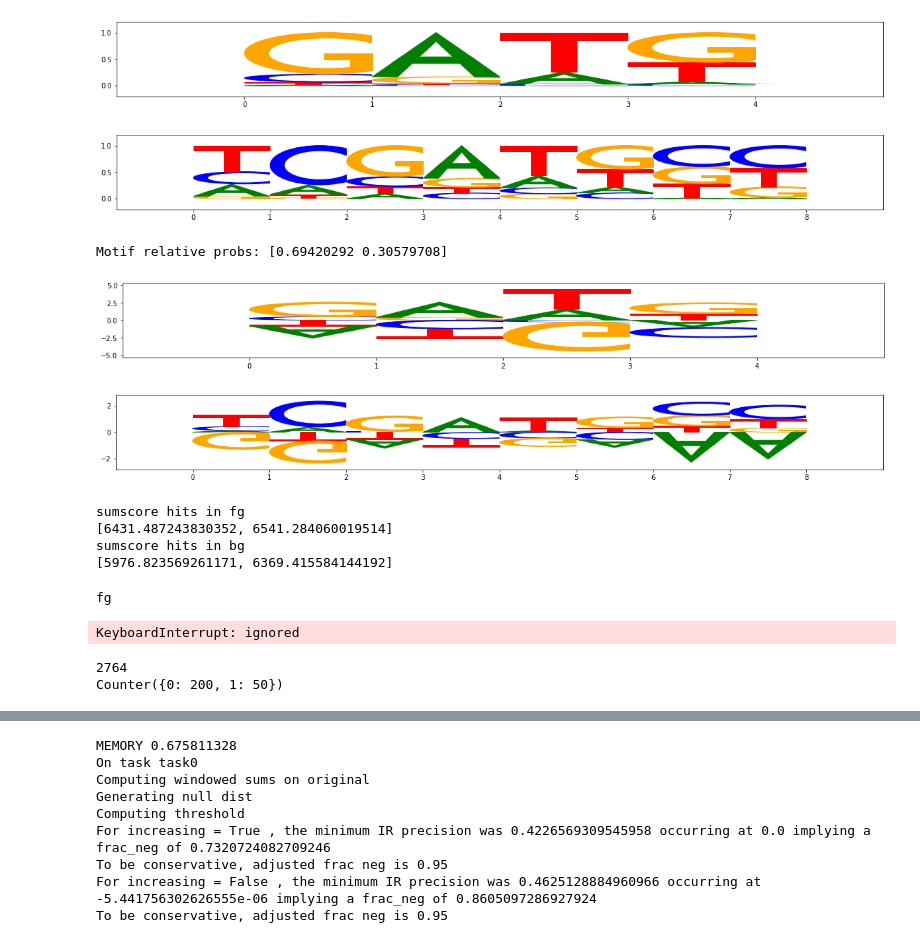
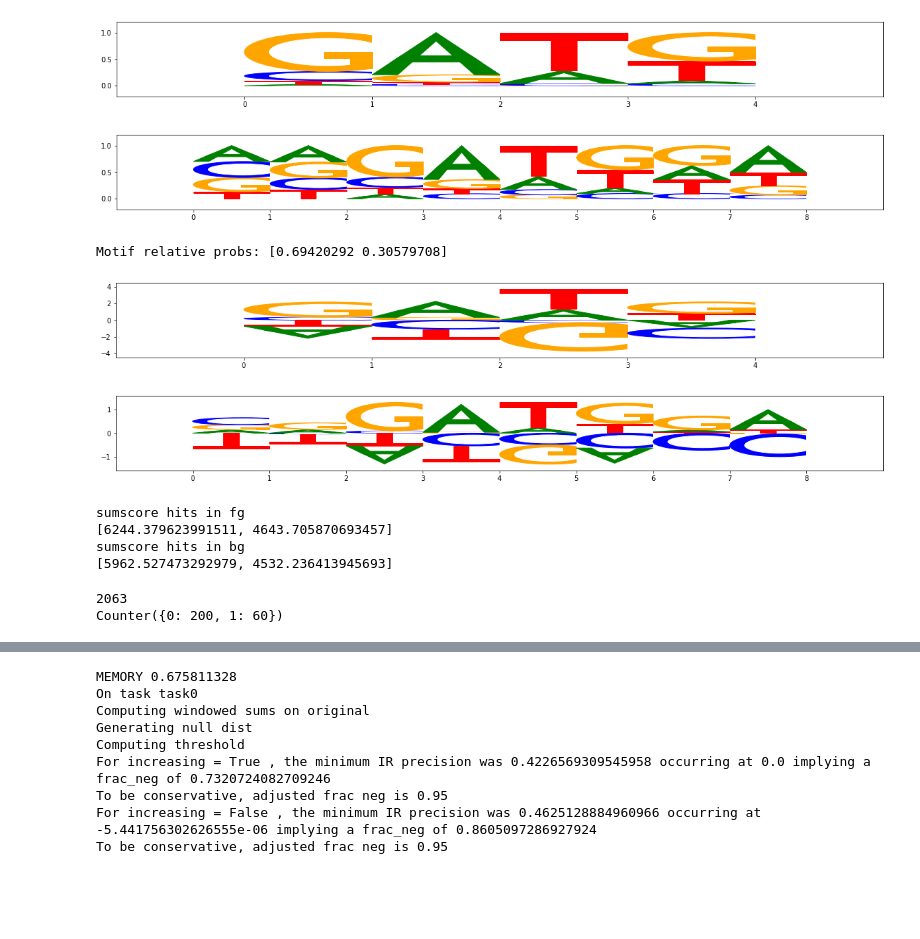
Before and after one commit to AvantiShri/colab_notebooks, a Jupyter notebook: misc_examples/SimulateImpScores.ipynb, the cells around one changed output, grey strips where cells are left out. Drawn from its saved outputs; the diff is of its cells as text; code cells hidden in the pictures; blank space fills up the shorter version.

```diff
--- a/misc_examples/SimulateImpScores.ipynb
+++ b/misc_examples/SimulateImpScores.ipynb
@@ -115,38 +115,38 @@ def gen_motif_with_lower_ic_and_diff_flanks(rng, core_len, core_alpha, flank_len
 
 motif2a, motif2b = gen_motif_with_lower_ic_and_diff_flanks(
                       rng=rng, core_len=4,
-                      core_alpha=0.4, flank_len=2, flank_alpha=1.0,
-                      core_pc=0.15) #core_pc is 'core_pseudocount'
+                      core_alpha=0.5, flank_len=2, flank_alpha=2.0,
+                      core_pc=0.1) #core_pc is 'core_pseudocount'
 
 viz_sequence.plot_weights(motif2a)
 viz_sequence.plot_weights(motif2b)
 
 """motif3 = np.concatenate([generate_ppm(rng, length=3, alpha=2.0),
                          generate_ppm(rng, length=9, alpha=0.5),
                          generate_ppm(rng, length=3, alpha=2.0)])
 viz_sequence.plot_weights(motif3)
 
 motif4 = np.concatenate([generate_ppm(rng, length=2, alpha=2.0),
                          generate_ppm(rng, length=11, alpha=0.7),
                          generate_ppm(rng, length=2, alpha=2.0)])
 viz_sequence.plot_weights(motif4)
 
 motif5 = np.concatenate([generate_ppm(rng, length=1, alpha=2.0),
                          generate_ppm(rng, length=13, alpha=0.7),
                          generate_ppm(rng, length=1, alpha=2.0)])
 viz_sequence.plot_weights(motif5)
 
 motif6 = np.concatenate([generate_ppm(rng, length=5, alpha=0.5),
                          generate_ppm(rng, length=5, alpha=2.0),
                          generate_ppm(rng, length=5, alpha=0.5)])
 viz_sequence.plot_weights(motif6)"""
 
 
 motifs = [motif2a, motif2b]
 #motifs = [motif1a, motif1b, motif2a, motif2b]#, motif3, motif4, motif5, motif6]
 # %% [output]
-[figure, old version]
+[figure, new version]
-[figure, old version]
+[figure, new version]
 # %%
 #generate simulate sequences
 from importlib import reload
@@ -216,8 +216,8 @@ pwms = [np.log(motif/background) for motif in motifs]
 for pwm in pwms:
   viz_sequence.plot_weights(pwm - np.mean(pwm, axis=-1)[:,None])
 # %% [output]
-[figure, old version]
+[figure, new version]
-[figure, old version]
+[figure, new version]
 # %%
 #scan each sequence with the rolling window sums.
 import modisco
@@ -339,9 +339,9 @@ print([np.sum([y.logodds_score for y in x]) for x in bg_pwm_to_hits])
 #  print(np.sum(logodds_scan+mu > 0)) #instances of "positive" hits
 # %% [output]
 sumscore hits in fg
-[6431.487243830352, 6541.284060019514]
+[6244.379623991511, 4643.705870693457]
 sumscore hits in bg
-[5976.823569261171, 6369.415584144192]
+[5962.527473292979, 4532.236413945693]
 # %%
 
 def logodds_to_score(logodds):
@@ -375,16 +375,13 @@ bg_hyp_scores, bg_actual_scores = find_imp(onehot_seqs=bg_onehot_seqs,
 # %%
 from modisco.visualization import viz_sequence
 
-for i in range(5):
-  print("fg")
-  viz_sequence.plot_weights(fg_actual_scores[i], subticks_frequency=20)
-  viz_sequence.plot_weights(fg_hyp_scores[i], subticks_frequency=20)
+#for i in range(5):
+#  print("fg")
+#  viz_sequence.plot_weights(fg_actual_scores[i], subticks_frequency=20)
+#  viz_sequence.plot_weights(fg_hyp_scores[i], subticks_frequency=20)
   #print("bg")
   #viz_sequence.plot_weights(bg_actual_scores[i], subticks_frequency=20)
   #viz_sequence.plot_weights(bg_hyp_scores[i], subticks_frequency=20)
-# %% [output]
-fg
-KeyboardInterrupt: ignored
 # %%
 from modisco.core import SeqletCoordinates
 
@@ -416,7 +413,7 @@ pwm_seqlets = [track_set.create_seqlets(coords=coords)
 print(sum([len(x) for x in pwm_seqlets]))
 #do a stratified sampling
 #num_per_pwm = np.array([200, 40, 200, 40, 150, 0, 0, 0])
-num_per_pwm = np.array([200, 50])
+num_per_pwm = np.array([200, 60])
 assert len(num_per_pwm)==len(pwm_seqlets)
 
 def subsample_list(the_list, num_to_sample):
@@ -437,8 +434,8 @@ sub_seqlets_whichpwms = np.array([pwm_idx for pwm_idx in range(len(num_per_pwm))
 from collections import Counter
 print(Counter(sub_seqlets_whichpwms))
 # %% [output]
-2764
-Counter({0: 200, 1: 50})
+2063
+Counter({0: 200, 1: 60})
 # %%
 # compute the pairwise sims using continjacc
 def compute_pairwise_sims_continjacc(seqlets):
```
Also changed, not shown: parts of 13 cells of this notebook.
